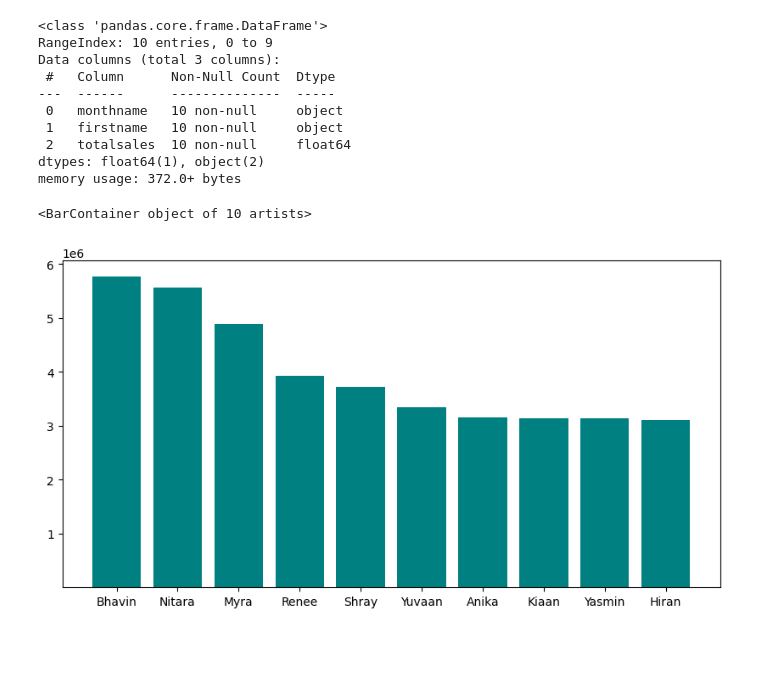
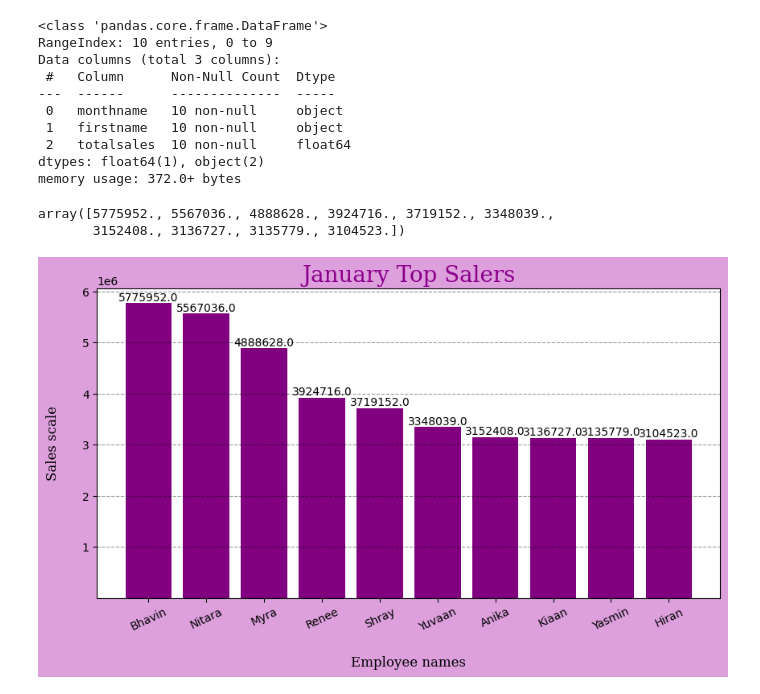
Before and after one commit to MonikaHussain/ecommerce_analysis, a Jupyter notebook: swiftmarket.ipynb, the cells around one changed output. Saved outputs shown, nothing was run; the diff lists cells and outputs as text; code cells hidden in the pictures; blank space fills up the shorter version.

```diff
--- a/swiftmarket.ipynb
+++ b/swiftmarket.ipynb
@@ -257,9 +276,49 @@ memory usage: 372.0+ bytes
 # %%
 sales = df['totalsales'].values
 names = df['firstname'].values
-# %%
-plt.figure(figsize=(10,5))
-plt.bar(height=sales,x=names,bottom=20,width=0.8,color='teal')
-# %% [output]
-<BarContainer object of 10 artists>
-[figure, removed]
+# %%
+sales
+# %% [output]
+array([5775952., 5567036., 4888628., 3924716., 3719152., 3348039.,
+       3152408., 3136727., 3135779., 3104523.])
+# %%
+font = {'family': 'serif',
+        'color':  'darkmagenta',
+        'weight': 'normal',
+        'size': 20,
+        }
+font2 = {'family': 'serif',
+        'color':  'black',
+        'weight': 'normal',
+        'size': 12,
+        }
+font3 = {'family': 'serif',
+        'color':  'black',
+        'weight': 'normal',
+        'size': 12,
+        }
+
+
+
+plt.figure(figsize=(10,5))
+plt.bar(height=sales,x=names,bottom=20,width=0.8,color='purple')
+plt.title('January Top Salers',fontdict= font)
+
+plt.xlabel('Employee names',labelpad=20,fontdict=font2)
+plt.ylabel('Sales scale',labelpad=20,fontdict=font3)
+
+plt.grid(axis ='y',alpha=0.4,color='black',ls='dashed')
+plt.gcf().set_facecolor('plum')
+plt.xticks(rotation=25)
+
+
+
+for i in range(len(names)):
+
+    plt.annotate(text=sales[i],xy=(i,sales[i]),
+                 horizontalalignment='center',#center,right,left
+                 verticalalignment='bottom') ,#top,bottom.center
+
+plt.show()
+# %% [output]
+[figure, added]
```
Also changed, not shown: parts of 11 cells of this notebook, 2 other files.
